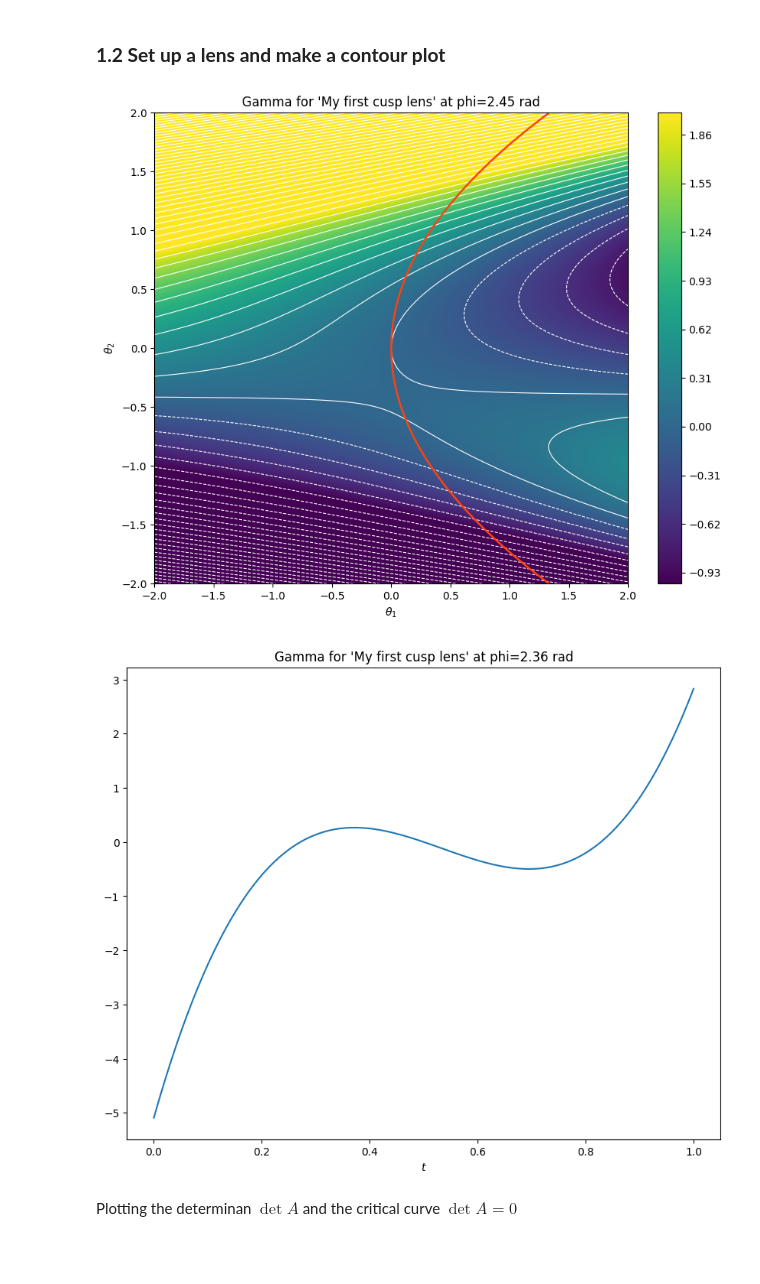
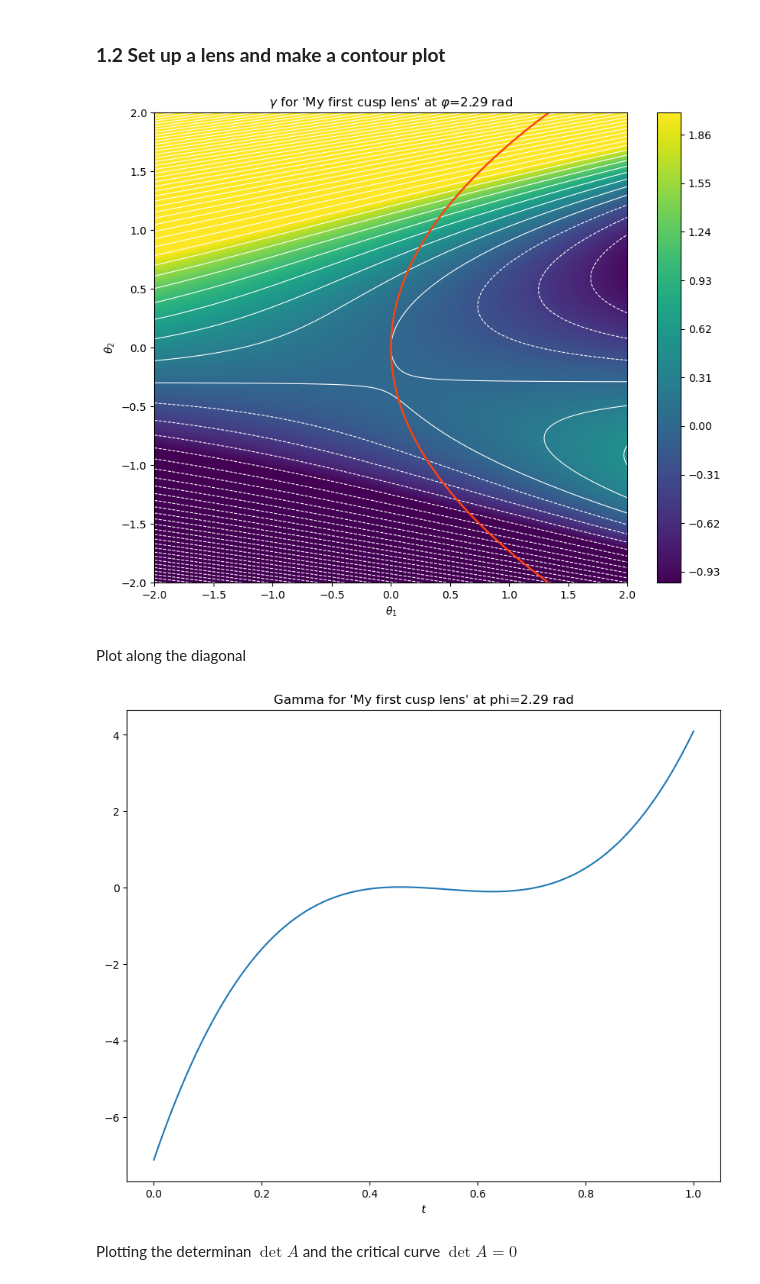
Before and after one commit to chrisharhaw/Optical_Drift_Effects, a Jupyter notebook: notebooks/caustics.ipynb, the cells around one changed output. Cells and saved outputs as stored; diff of their text form; code cells hidden in the pictures; blank space fills up the shorter version.

```diff
--- a/notebooks/caustics.ipynb
+++ b/notebooks/caustics.ipynb
@@ -20 +30,4 @@ def clamp(a, lo, hi):
+# %%
+class AbstractLens:
+    pass
 # %% [markdown]
@@ -57,7 +72,7 @@ in order to see what happens to the gradient of intensity near the cusp
 # %% [markdown]
 ### **1.1 Define the CuspLens class**
 # %%
-class CuspLens:
+class CuspLens(AbstractLens):
     def __init__(self, b: float, c: float, a: float = 1., name: str = "Cusp Lens") -> None:
         self.a = a
         self.b = b
@@ -65,82 +80,85 @@ class CuspLens:
         self.name = name
         return
 
-
+    '''Encodes the lensing map (theta1, theta2) -> (u1, u2)'''
     def lensing_map(self, theta1: np.typing.NDArray, theta2: np.typing.NDArray) -> Any:
         u1 = self.c * theta1 + self.b / 2 * theta2**2
         u2 = self.b * theta1 * theta2 + self.a * theta2**3
         return u1, u2
 
-
-    def A(self, theta1: np.typing.NDArray, theta2: np.typing.NDArray) -> Any:
+    '''The Jacobian of the lensing map. Does not work for theta1 and theta2 arrays, only for single values.'''
+    def A(self, theta1: float, theta2: float) -> np.typing.NDArray:
         return np.array(
             (self.c,            self.b * theta2),
             (self.b * theta2,   3 * self.a * theta2**2 + self.b * theta1))
 
-
-    def detA(self, theta1: np.typing.NDArray, theta2: np.typing.NDArray) -> Any:
+    '''The determinant of the Jacobian using function A. Does not work for theta1 and theta2 arrays, only for single values.'''
+    def detA_using_A(self, theta1: np.typing.NDArray, theta2: np.typing.NDArray) -> Any:
         return np.linalg.det(self.A(theta1, theta2))
 
-
-    def detA2(self, theta1: np.typing.NDArray, theta2: np.typing.NDArray) -> Any:
+    '''The determinant of the Jacobian using the formula. Works for arrays.'''
+    def detA(self, theta1: np.typing.NDArray, theta2: np.typing.NDArray) -> Any:
         return self.c * (3 * self.a * theta2**2 + self.b * theta1) - (self.b * theta2)**2
 
 
-    def gamma(self, phi: float, theta1: np.typing.NDArray, theta2: np.typing.NDArray) -> Any:
+    def gamma_directly(self, phi: float, theta1: np.typing.NDArray, theta2: np.typing.NDArray) -> Any:
         return self.a * np.sin(phi) * theta2**3 + self.b / 2 * np.cos(phi) * theta2**2 + self.b * np.sin(phi) * theta1 * theta2   + np.cos(phi) * self.c * theta1
 
 
-    def gamma2(self, phi: float, theta1: np.typing.NDArray, theta2: np.typing.NDArray) -> Any:
+    def gamma(self, phi: float, theta1: np.typing.NDArray, theta2: np.typing.NDArray) -> Any:
         u1, u2 = self.lensing_map(theta1, theta2)
         gamma = np.cos(phi) * u1 + np.sin(phi) * u2
         return gamma
 # %% [markdown]
 ### **1.2 Set up a lens and make a contour plot**
 # %%
+# --- Define the lens --
 cl = CuspLens(a=1., b=-0.9, c=0.3, name="My first cusp lens")
 
+# --- Angle of the gradient ---
+phi = 0.73 * np.pi
 
-
+# --- Define the grid of V1 and V2 ---
 V1_range = (-2., 2.)
 N_V1 = 200
 V2_range = (-2., 2.)
 N_V2 = 200
-
-phi =  np.pi * 0.78
-
 V1, V2 = np.meshgrid(np.linspace(*V1_range, N_V1), np.linspace(*V2_range, N_V2))
 
-gamma = cl.gamma2(phi=phi, theta1=V1, theta2=V2)
+# --- Compute gamma on the grid ---
+gamma = cl.gamma(phi=phi, theta1=V1, theta2=V2)
 
-clamped_gamma = np.empty_like(gamma)
-
+clamped_gamma = np.empty_like(gamma)    # clamped to the range [-1, 2]
 for i in range(gamma.shape[0]):
     for j in range(gamma.shape[1]):
         clamped_gamma[i, j] = clamp(gamma[i, j], -1., 2.)
 
+# --- Make the plot ---
 fig, ax = plt.subplots(figsize=(10, 8))
 plt.contourf(V1, V2, clamped_gamma, levels=300, cmap=mpl.colormaps.get_cmap('viridis'))
 plt.colorbar()
 plt.contour(V1, V2, gamma, levels=80, colors='white', linewidths=(0.8,))
-plt.contour(V1, V2, cl.detA2(V1, V2), levels=np.array([0.]), colors='xkcd:orangered', linewidths=(1.8,))
+plt.contour(V1, V2, cl.detA(V1, V2), levels=np.array([0.]), colors='xkcd:orangered', linewidths=(1.8,))
 ax.set_xlabel(r"$\theta_1$")
 ax.set_ylabel(r"$\theta_2$")
-ax.set_title(f"Gamma for '{cl.name}' at phi={phi:.2f} rad")
+ax.set_title(r"$\gamma$" + f" for '{cl.name}' at " + r"$\varphi$" + f"={phi:.2f} rad")
 plt.show()
 # %% [output]
-[figure, old version]
+[figure, new version]
+# %% [markdown]
+Plot along the diagonal
 # %%
 t = np.linspace(0, 1, 100)
 theta1 = t * (V1_range[1] - V1_range[0]) + V1_range[0]
 theta2 = t * (V2_range[1] - V2_range[0]) + V2_range[0]
 
 fig, ax = plt.subplots(figsize=(10, 8))
-plt.plot(t, cl.gamma2(phi=phi, theta1=theta1, theta2=theta2))
+plt.plot(t, cl.gamma(phi=phi, theta1=theta1, theta2=theta2))
 ax.set_xlabel(r"$t$")
 ax.set_title(f"Gamma for '{cl.name}' at phi={phi:.2f} rad")
 plt.show()
 # %% [output]
-[figure, old version]
+[figure, new version]
 # %% [markdown]
 Plotting the determinan $\det A$ and the critical curve $\det A =0$
 # %%
```
Also changed, not shown: parts of 10 cells of this notebook.
